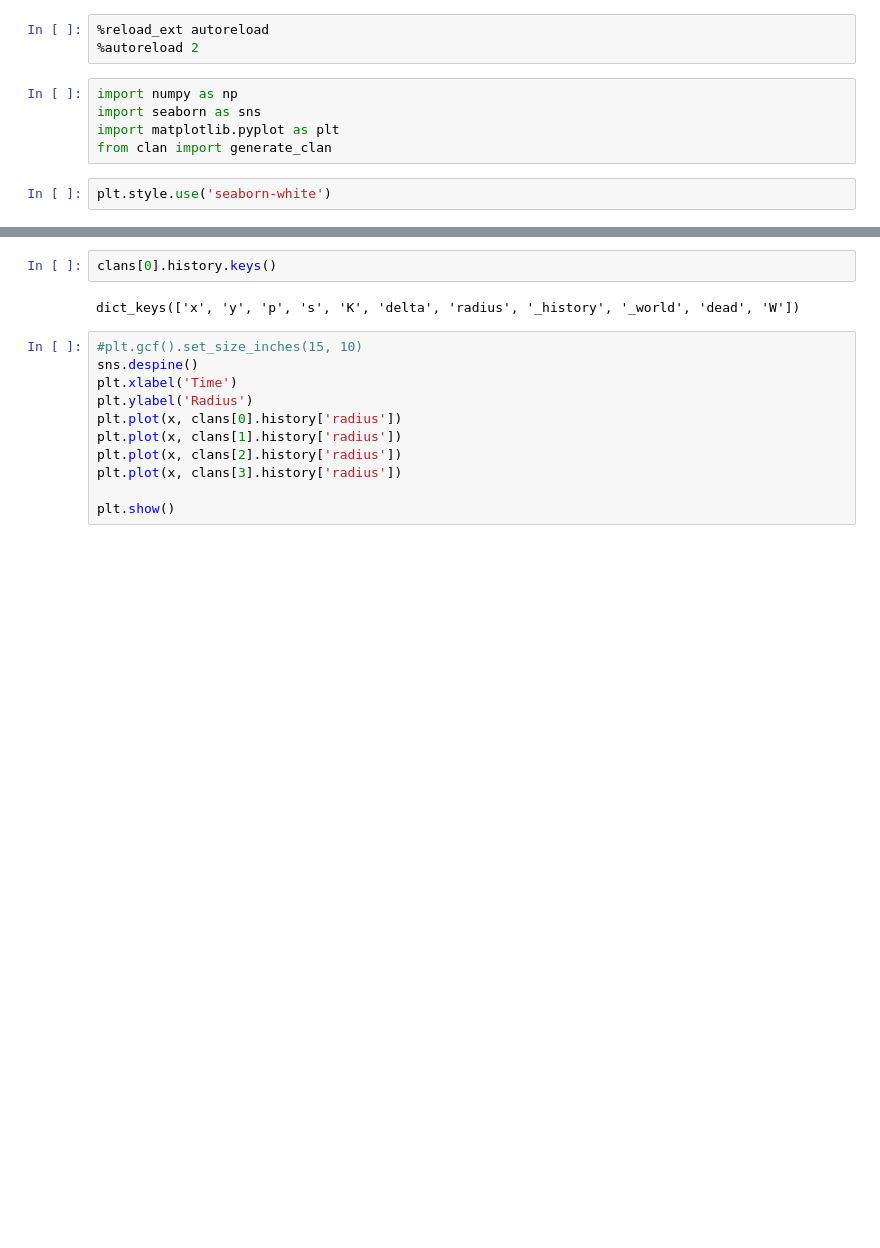
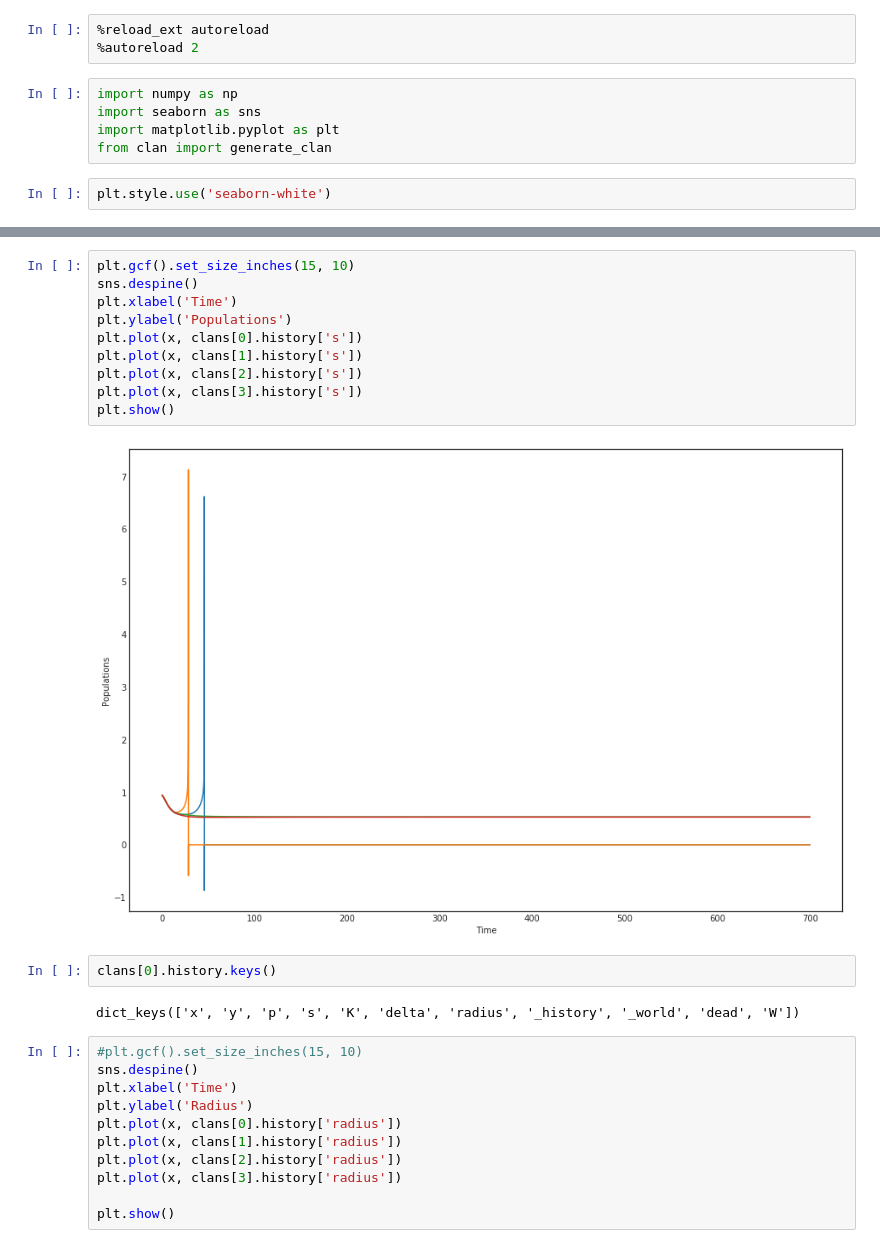
Before and after one commit to sharath/clash-of-clans, a Jupyter notebook: simulate.ipynb, the cells around one changed output, grey strips where cells are left out. Drawn from its saved outputs; the diff is of its cells as text; blank space fills up the shorter version.

```diff
--- a/simulate.ipynb
+++ b/simulate.ipynb
@@ -50,3 +32,15 @@ plt.show()
+# %%
+plt.gcf().set_size_inches(15, 10)
+sns.despine()
+plt.xlabel('Time')
+plt.ylabel('Populations')
+plt.plot(x, clans[0].history['s'])
+plt.plot(x, clans[1].history['s'])
+plt.plot(x, clans[2].history['s'])
+plt.plot(x, clans[3].history['s'])
+plt.show()
+# %% [output]
+[figure, added]
 # %%
 clans[0].history.keys()
 # %% [output]
```
Also changed, not shown: parts of 3 cells of this notebook, 2 other files.
